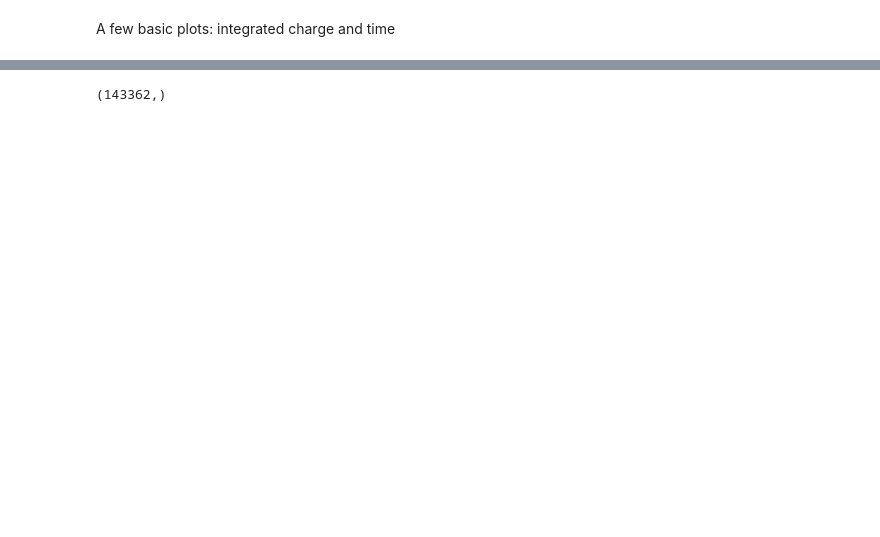
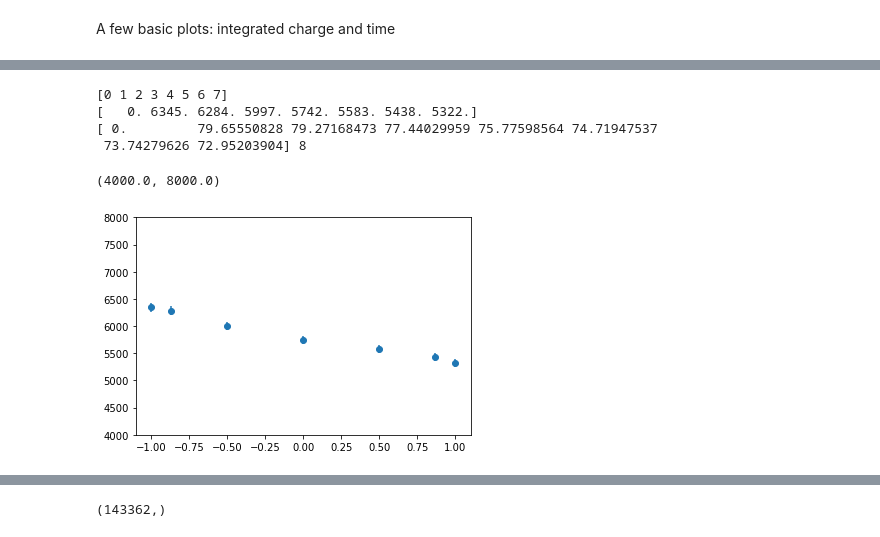
Before and after one commit to acolijn/DT5550_DAQ, a Jupyter notebook: analysis/decode_example.ipynb, the cells around one changed output, grey strips where cells are left out. Saved outputs shown, nothing was run; the diff lists cells and outputs as text; code cells hidden in the pictures; blank space fills up the shorter version.

```diff
--- a/analysis/decode_example.ipynb
+++ b/analysis/decode_example.ipynb
@@ -130 +140,21 @@ plt.yscale('linear')
+# %%
+x = np.arange(0,8,1)
+theta = (7-x)*np.pi/6
+cost = np.cos(theta)
+print(x)
+y = nhit_tag
+print(y)
+yerr = np.sqrt(nhit_tag)
+print(yerr, len(yerr))
+
+plt.errorbar(cost, y, yerr=yerr, marker='o', fmt='.')
+#plt.plot(nhit_untag,'v', color='green')
+plt.ylim([4000,8000])
+# %% [output]
+[0 1 2 3 4 5 6 7]
+[   0. 6345. 6284. 5997. 5742. 5583. 5438. 5322.]
+[ 0.         79.65550828 79.27168473 77.44029959 75.77598564 74.71947537
+ 73.74279626 72.95203904] 8
+(4000.0, 8000.0)
+[figure, added]
 # %%
```
Also changed, not shown: parts of 11 cells of this notebook, 4 other files.
